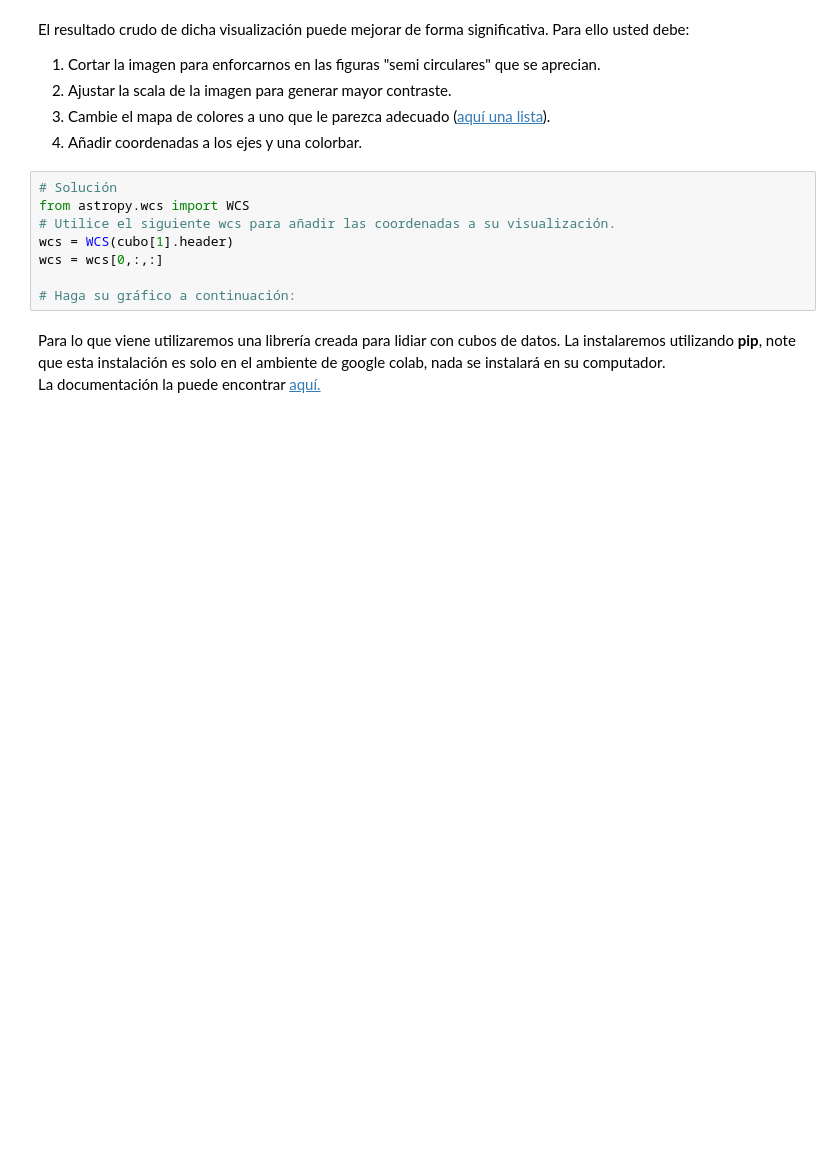
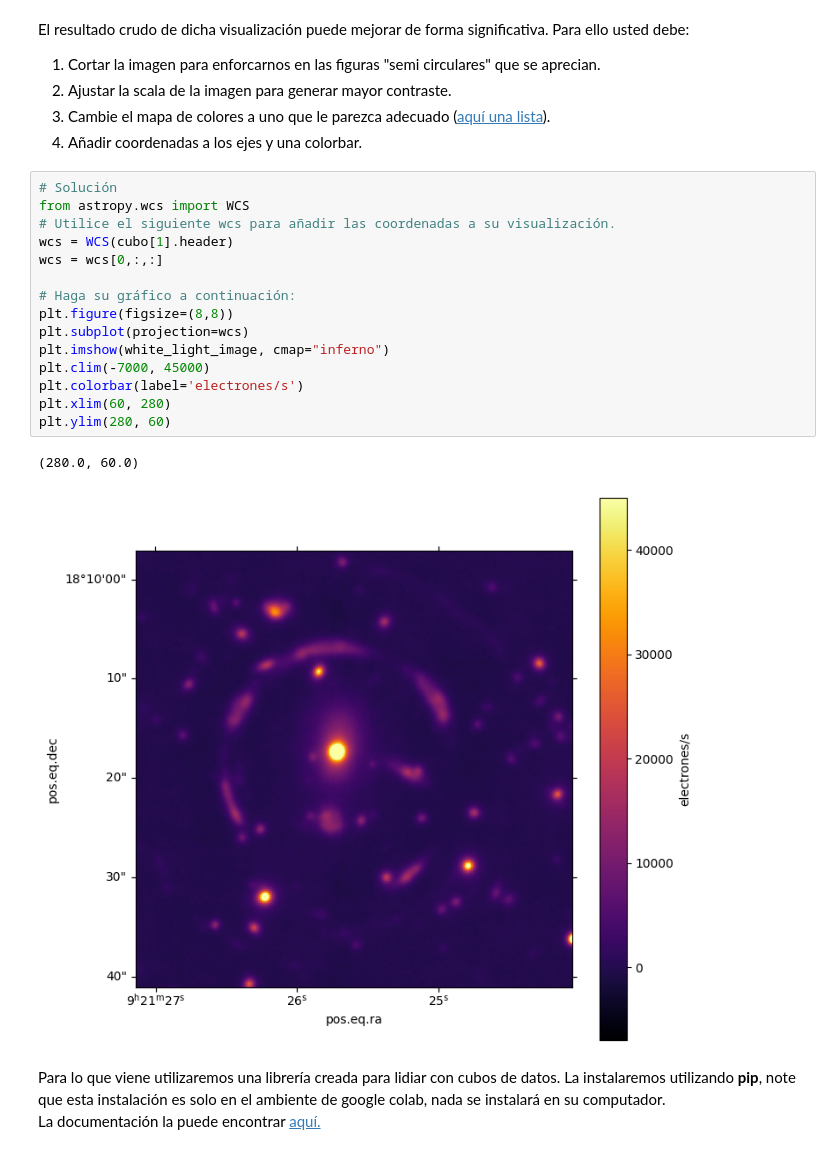
Before and after one commit to bsttiv/Tarea-4, a Jupyter notebook: Tarea4_Desarrollo.ipynb, the cells around one changed output. Saved outputs shown, nothing was run; the diff lists cells and outputs as text; blank space fills up the shorter version.

Commit message:
Creación de imagen

```diff
--- a/Tarea4_Desarrollo.ipynb
+++ b/Tarea4_Desarrollo.ipynb
@@ -162,11 +162,21 @@ Para ello usted debe:
 # %%
 # Solución
 from astropy.wcs import WCS
 # Utilice el siguiente wcs para añadir las coordenadas a su visualización.
 wcs = WCS(cubo[1].header)
 wcs = wcs[0,:,:]
 
 # Haga su gráfico a continuación:
+plt.figure(figsize=(8,8))
+plt.subplot(projection=wcs)
+plt.imshow(white_light_image, cmap="inferno")
+plt.clim(-7000, 45000)
+plt.colorbar(label='electrones/s')
+plt.xlim(60, 280)
+plt.ylim(280, 60)
+# %% [output]
+(280.0, 60.0)
+[figure, added]
 # %% [markdown]
 Para lo que viene utilizaremos una librería creada para lidiar con cubos de datos.
 La instalaremos utilizando **pip**, note que esta instalación es solo en el ambiente de google colab, nada se instalará en su computador.
```
Also changed, not shown: parts of 1 cell of this notebook.
